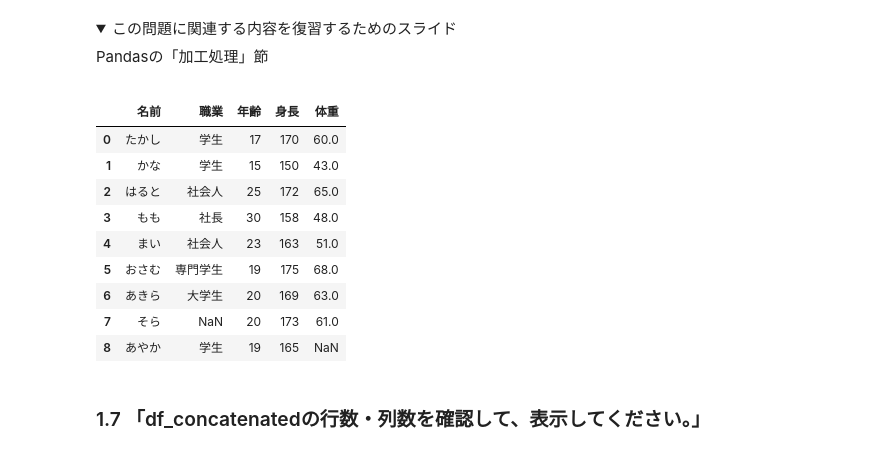
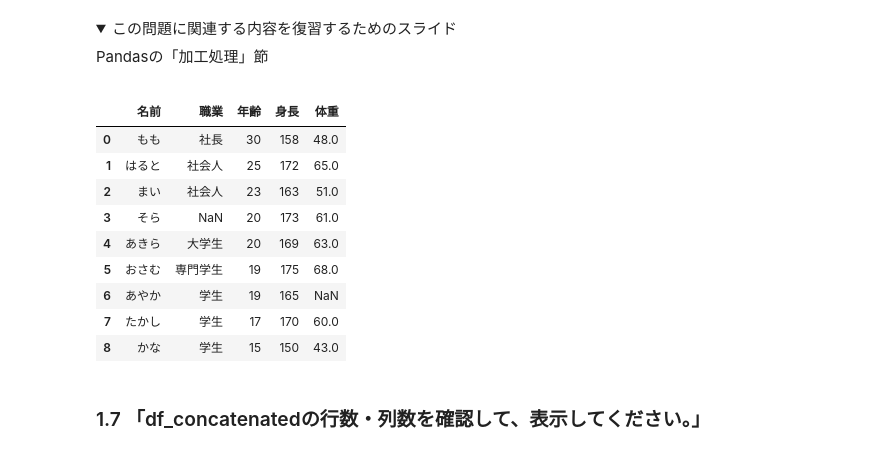
Before and after one commit to kaigitt/GoogleColab, a Jupyter notebook: 【砂川快斗】Pandas_提出課題_editor_ipynb_のコピー.ipynb, the cells around one changed output. Drawn from its saved outputs; the diff is of its cells as text; code cells hidden in the pictures; folded sections open.

```diff
--- a/【砂川快斗】Pandas_提出課題_editor_ipynb_のコピー.ipynb
+++ b/【砂川快斗】Pandas_提出課題_editor_ipynb_のコピー.ipynb
@@ -107,7 +107,7 @@ df_concatenated
 Pandasの「加工処理」節
 </details>
 # %%
-df_concatenated.sort_values(['年齢', '身長'], ascending=[False, False])
+df_concatenated = df_concatenated.sort_values(['年齢', '身長'], ascending=[False, False])
 df_concatenated
 # %% [output]
 |  | 名前 | 職業 | 年齢 | 身長 | 体重 |
@@ -131,18 +131,19 @@ df_concatenated
 Pandasの「加工処理」節
 </details>
 # %%
-df_concatenated.reset_index(drop=True)
+df_concatenated = df_concatenated.reset_index(drop=True)
+df_concatenated
 # %% [output]
 |  | 名前 | 職業 | 年齢 | 身長 | 体重 |
-| 0 | たかし | 学生 | 17 | 170 | 60.0 |
-| 1 | かな | 学生 | 15 | 150 | 43.0 |
-| 2 | はると | 社会人 | 25 | 172 | 65.0 |
-| 3 | もも | 社長 | 30 | 158 | 48.0 |
-| 4 | まい | 社会人 | 23 | 163 | 51.0 |
+| 0 | もも | 社長 | 30 | 158 | 48.0 |
+| 1 | はると | 社会人 | 25 | 172 | 65.0 |
+| 2 | まい | 社会人 | 23 | 163 | 51.0 |
+| 3 | そら | NaN | 20 | 173 | 61.0 |
+| 4 | あきら | 大学生 | 20 | 169 | 63.0 |
 | 5 | おさむ | 専門学生 | 19 | 175 | 68.0 |
-| 6 | あきら | 大学生 | 20 | 169 | 63.0 |
-| 7 | そら | NaN | 20 | 173 | 61.0 |
-| 8 | あやか | 学生 | 19 | 165 | NaN |
+| 6 | あやか | 学生 | 19 | 165 | NaN |
+| 7 | たかし | 学生 | 17 | 170 | 60.0 |
+| 8 | かな | 学生 | 15 | 150 | 43.0 |
 # %% [markdown]
 ### 1.7 「df_concatenatedの行数・列数を確認して、表示してください。」
 # %% [markdown]
```
Also changed, not shown: parts of 8 cells of this notebook.
